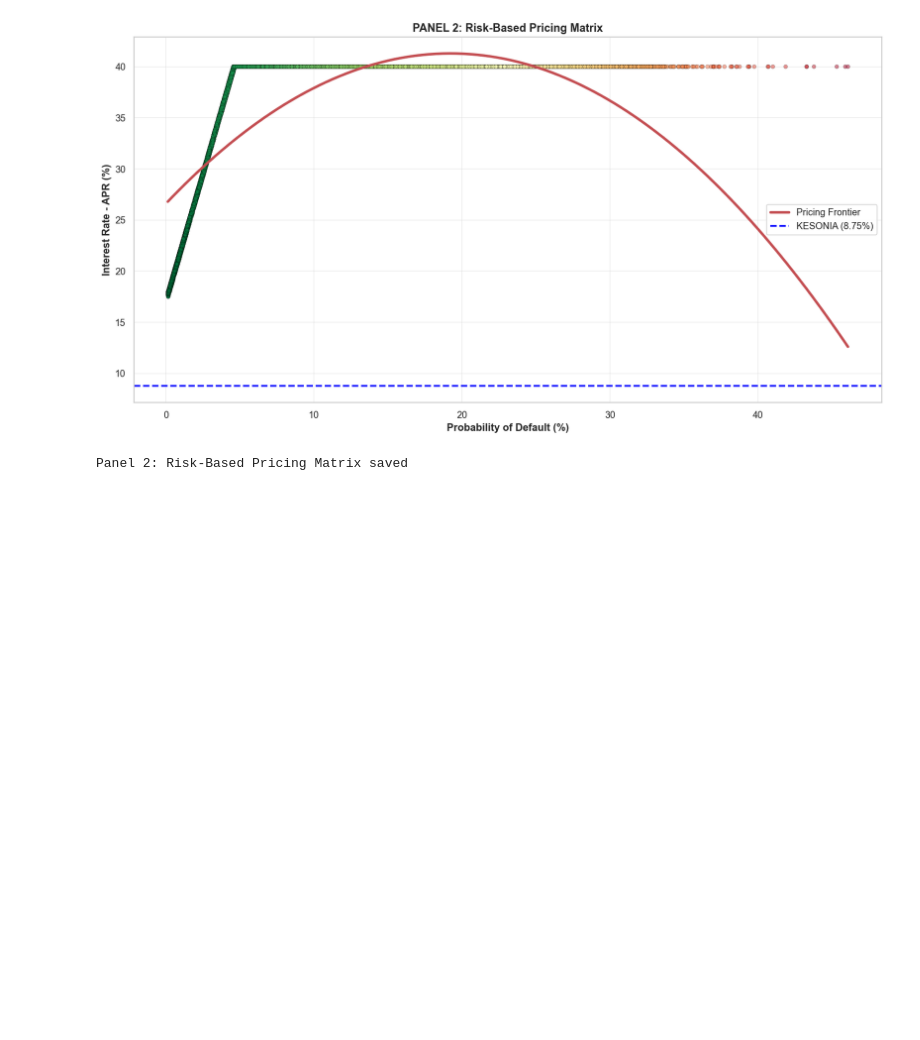
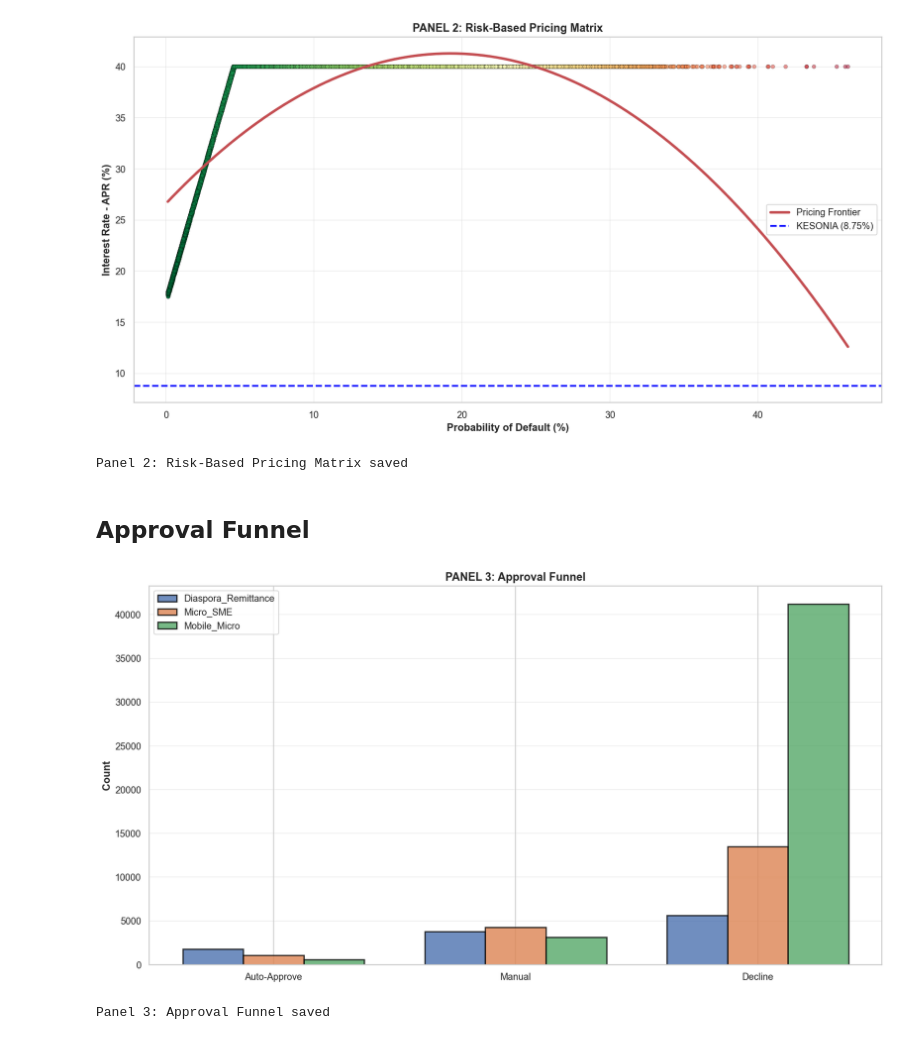
Before and after one commit to kariuki392/DataAnalysisProject27-Retail-Lending-Origination-Risk-Based-Pricing-Engine, a Jupyter notebook: notebooks/retail_origination_pricing_engine.ipynb, the cells around one changed output. Drawn from its saved outputs; the diff is of its cells as text; code cells hidden in the pictures; blank space fills up the shorter version.

Commit message:
adding panel 3 Risk-Based Pricing Matrix code cell

```diff
--- a/notebooks/retail_origination_pricing_engine.ipynb
+++ b/notebooks/retail_origination_pricing_engine.ipynb
@@ -173,3 +173,25 @@ print('Panel 2: Risk-Based Pricing Matrix saved')
 # %% [output]
 [figure]
 Panel 2: Risk-Based Pricing Matrix saved
+# %% [markdown]
+## Approval Funnel
+# %%
+funnel = df.groupby(['Routing', 'Product']).size().unstack(fill_value=0).reindex(['Auto_Approve', 'Manual', 'Decline'])
+fig, ax = plt.subplots(figsize=(13, 7))
+x = np.arange(len(funnel))
+width = 0.25
+for i, prod in enumerate(funnel.columns):
+    ax.bar(x + i*width, funnel[prod], width, label=prod, alpha=0.8, edgecolor='black', linewidth=1.5)
+ax.set_xticks(x + width)
+ax.set_xticklabels(['Auto-Approve', 'Manual', 'Decline'], fontsize=11)
+ax.set_ylabel('Count', fontweight='bold', fontsize=12)
+ax.set_title('PANEL 3: Approval Funnel', fontweight='bold', fontsize=13)
+ax.legend()
+ax.grid(True, alpha=0.3, axis='y')
+plt.tight_layout()
+plt.show()
+plt.close()
+print('Panel 3: Approval Funnel saved')
+# %% [output]
+[figure, added]
+Panel 3: Approval Funnel saved
```
Also changed, not shown: parts of 1 cell of this notebook.
